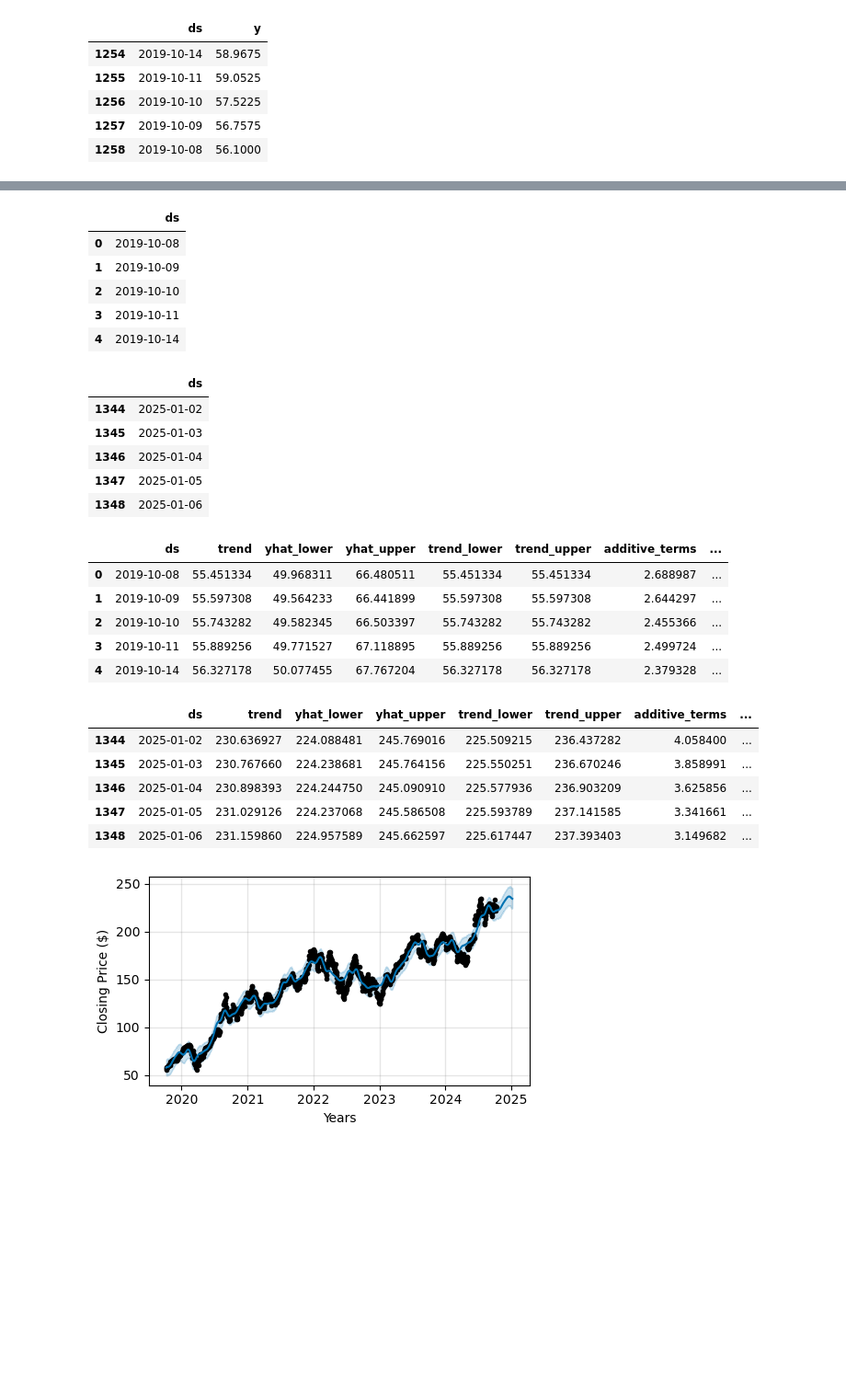
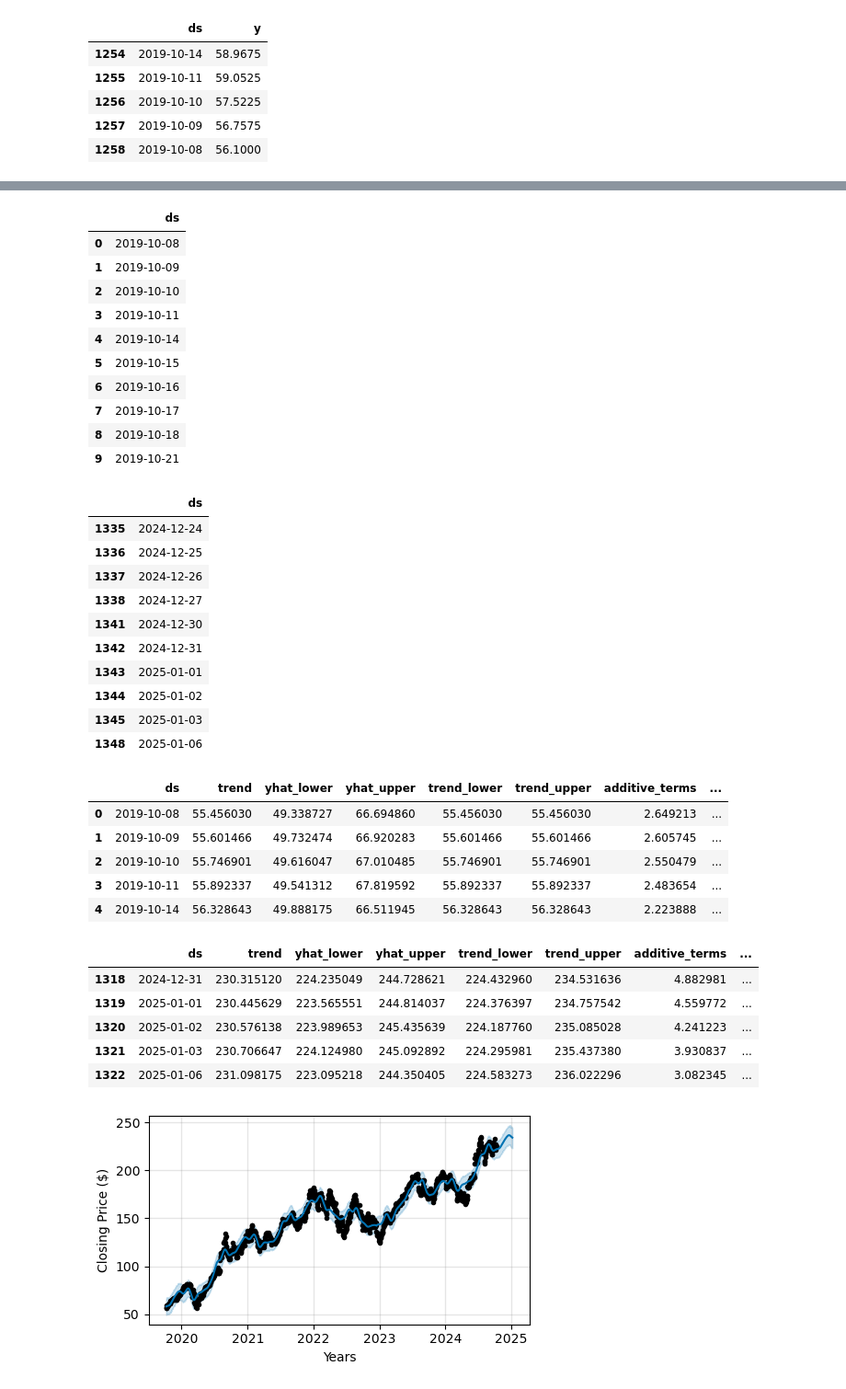
Before and after one commit to Pete1001/Tech_stock_analysis, a Jupyter notebook: Tech_stock_analysis.ipynb, the cells around one changed output, grey strips where cells are left out. Shown at 92% size. Cells and saved outputs as stored; diff of their text form; code cells hidden in the pictures; blank space fills up the shorter version.

```diff
--- a/Tech_stock_analysis.ipynb
+++ b/Tech_stock_analysis.ipynb
@@ -461,14 +481,15 @@ display(aapl_prophet.tail())
 | 1257 | 2019-10-09 | 56.7575 |
 | 1258 | 2019-10-08 | 56.1000 |
 # %%
-# Call Prophet function
-aapl_trends = Prophet()
+# Call Prophet function - beginning of Apple forecast
+aapl_trends = Prophet(weekly_seasonality=False) # Seasonality ignores the weekend where there is no trading activity
 
 # Fit appl series time series
 aapl_trends.fit(aapl_prophet)
 
 # Make new dataframe with predictions 90 days in the future, preview first and last 5 rows
-future_aapl_trends = aapl_trends.make_future_dataframe(periods=90, freq='D')
-display(future_aapl_trends.head())
-display(future_aapl_trends.tail())
+future_aapl_trends = aapl_trends.make_future_dataframe(periods=90)
+future_aapl_trends = future_aapl_trends[future_aapl_trends['ds'].dt.weekday < 5]
+display(future_aapl_trends.head(10))
+display(future_aapl_trends.tail(10))
 # %% [output]
@@ -477,32 +498,43 @@ display(future_aapl_trends.tail())
 |  | ds |
 | 0 | 2019-10-08 |
 | 1 | 2019-10-09 |
 | 2 | 2019-10-10 |
 | 3 | 2019-10-11 |
 | 4 | 2019-10-14 |
+| 5 | 2019-10-15 |
+| 6 | 2019-10-16 |
+| 7 | 2019-10-17 |
+| 8 | 2019-10-18 |
+| 9 | 2019-10-21 |
 |  | ds |
+| 1335 | 2024-12-24 |
+| 1336 | 2024-12-25 |
+| 1337 | 2024-12-26 |
+| 1338 | 2024-12-27 |
+| 1341 | 2024-12-30 |
+| 1342 | 2024-12-31 |
+| 1343 | 2025-01-01 |
 | 1344 | 2025-01-02 |
 | 1345 | 2025-01-03 |
-| 1346 | 2025-01-04 |
-| 1347 | 2025-01-05 |
 | 1348 | 2025-01-06 |
 # %%
 # Make predictions in future dataframe, preview first and last 5 rows
+
 forecast_aapl_trends = aapl_trends.predict(future_aapl_trends)
 display(forecast_aapl_trends.head())
 display(forecast_aapl_trends.tail())
 # %% [output]
 |  | ds | trend | yhat_lower | yhat_upper | trend_lower | trend_upper | additive_terms | ... |
-| 0 | 2019-10-08 | 55.451334 | 49.968311 | 66.480511 | 55.451334 | 55.451334 | 2.688987 | ... |
-| 1 | 2019-10-09 | 55.597308 | 49.564233 | 66.441899 | 55.597308 | 55.597308 | 2.644297 | ... |
-| 2 | 2019-10-10 | 55.743282 | 49.582345 | 66.503397 | 55.743282 | 55.743282 | 2.455366 | ... |
-| 3 | 2019-10-11 | 55.889256 | 49.771527 | 67.118895 | 55.889256 | 55.889256 | 2.499724 | ... |
-| 4 | 2019-10-14 | 56.327178 | 50.077455 | 67.767204 | 56.327178 | 56.327178 | 2.379328 | ... |
+| 0 | 2019-10-08 | 55.456030 | 49.338727 | 66.694860 | 55.456030 | 55.456030 | 2.649213 | ... |
+| 1 | 2019-10-09 | 55.601466 | 49.732474 | 66.920283 | 55.601466 | 55.601466 | 2.605745 | ... |
+| 2 | 2019-10-10 | 55.746901 | 49.616047 | 67.010485 | 55.746901 | 55.746901 | 2.550479 | ... |
+| 3 | 2019-10-11 | 55.892337 | 49.541312 | 67.819592 | 55.892337 | 55.892337 | 2.483654 | ... |
+| 4 | 2019-10-14 | 56.328643 | 49.888175 | 66.511945 | 56.328643 | 56.328643 | 2.223888 | ... |
 |  | ds | trend | yhat_lower | yhat_upper | trend_lower | trend_upper | additive_terms | ... |
-| 1344 | 2025-01-02 | 230.636927 | 224.088481 | 245.769016 | 225.509215 | 236.437282 | 4.058400 | ... |
-| 1345 | 2025-01-03 | 230.767660 | 224.238681 | 245.764156 | 225.550251 | 236.670246 | 3.858991 | ... |
-| 1346 | 2025-01-04 | 230.898393 | 224.244750 | 245.090910 | 225.577936 | 236.903209 | 3.625856 | ... |
-| 1347 | 2025-01-05 | 231.029126 | 224.237068 | 245.586508 | 225.593789 | 237.141585 | 3.341661 | ... |
-| 1348 | 2025-01-06 | 231.159860 | 224.957589 | 245.662597 | 225.617447 | 237.393403 | 3.149682 | ... |
+| 1318 | 2024-12-31 | 230.315120 | 224.235049 | 244.728621 | 224.432960 | 234.531636 | 4.882981 | ... |
+| 1319 | 2025-01-01 | 230.445629 | 223.565551 | 244.814037 | 224.376397 | 234.757542 | 4.559772 | ... |
+| 1320 | 2025-01-02 | 230.576138 | 223.989653 | 245.435639 | 224.187760 | 235.085028 | 4.241223 | ... |
+| 1321 | 2025-01-03 | 230.706647 | 224.124980 | 245.092892 | 224.295981 | 235.437380 | 3.930837 | ... |
+| 1322 | 2025-01-06 | 231.098175 | 223.095218 | 244.350405 | 224.583273 | 236.022296 | 3.082345 | ... |
 # %%
 # Graph the prophet predictions
```
Also changed, not shown: parts of 42 cells of this notebook, 8 other files.
